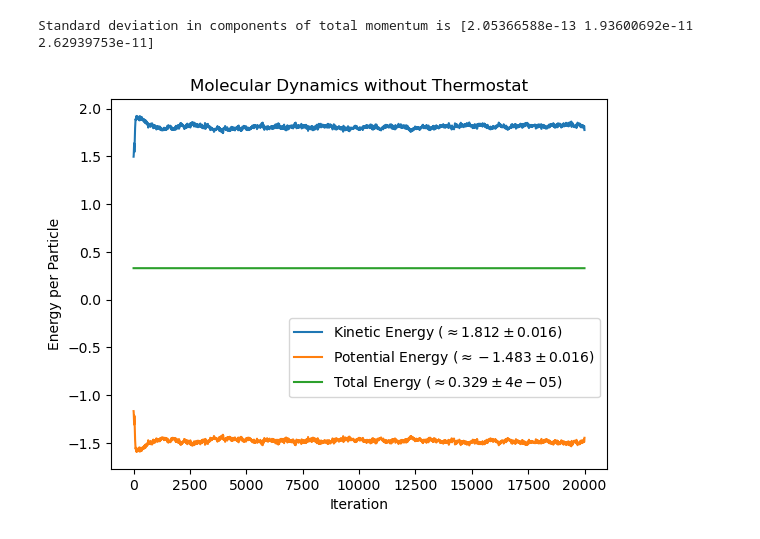
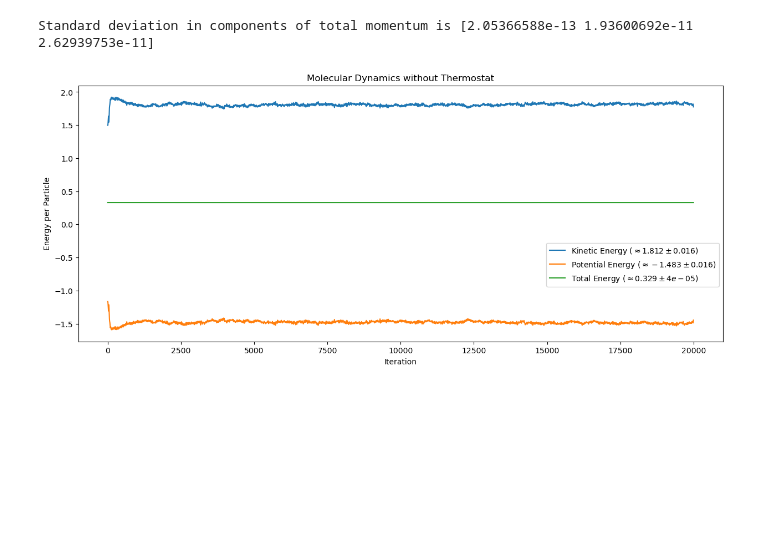
Before and after one commit to vigneshpai2003/Computational-Physics, a Jupyter notebook: Molecular_Dynamics/submission.ipynb, the cells around one changed output. Saved outputs shown, nothing was run; the diff lists cells and outputs as text; code cells hidden in the pictures; blank space fills up the shorter version.

```diff
--- a/Molecular_Dynamics/submission.ipynb
+++ b/Molecular_Dynamics/submission.ipynb
@@ -4,26 +4,27 @@ import numpy as np
 # %%
 KE = np.loadtxt('data/2/KE.dat') / 2197
 PE = np.loadtxt('data/2/PE.dat') / 2197
 E = KE + PE
 momentum = np.loadtxt('data/2/momentum.dat')
 
 print(f"Standard deviation in components of total momentum is {np.std(momentum, 0)}")
 
+plt.figure(figsize=(15, 6))
 plt.plot(KE)
 plt.plot(PE)
 plt.plot(E)
 plt.xlabel("Iteration")
 plt.ylabel("Energy per Particle")
 plt.legend([
     f'Kinetic Energy ($\\approx {round(np.average(KE[10000:]), 3)} \pm {round(np.std(KE[10000:]), 3)}$)',
     f'Potential Energy ($\\approx {round(np.average(PE[10000:]), 3)} \pm {round(np.std(PE[10000:]), 3)}$)',
     f'Total Energy ($\\approx {round(np.average(E), 3)} \pm {round(np.std(E), 5)}$)'
     ], loc="center right", bbox_to_anchor=(1,0.3))
 plt.title(f"Molecular Dynamics without Thermostat")
 plt.show()
 # %% [output]
 Standard deviation in components of total momentum is [2.05366588e-13 1.93600692e-11 2.62939753e-11]
-[figure, old version]
+[figure, new version]
 # %%
 KE = np.loadtxt('data/3/KE.dat') / 2197
 PE = np.loadtxt('data/3/PE.dat') / 2197
```
Also changed, not shown: parts of 5 cells of this notebook, 4 other files.
